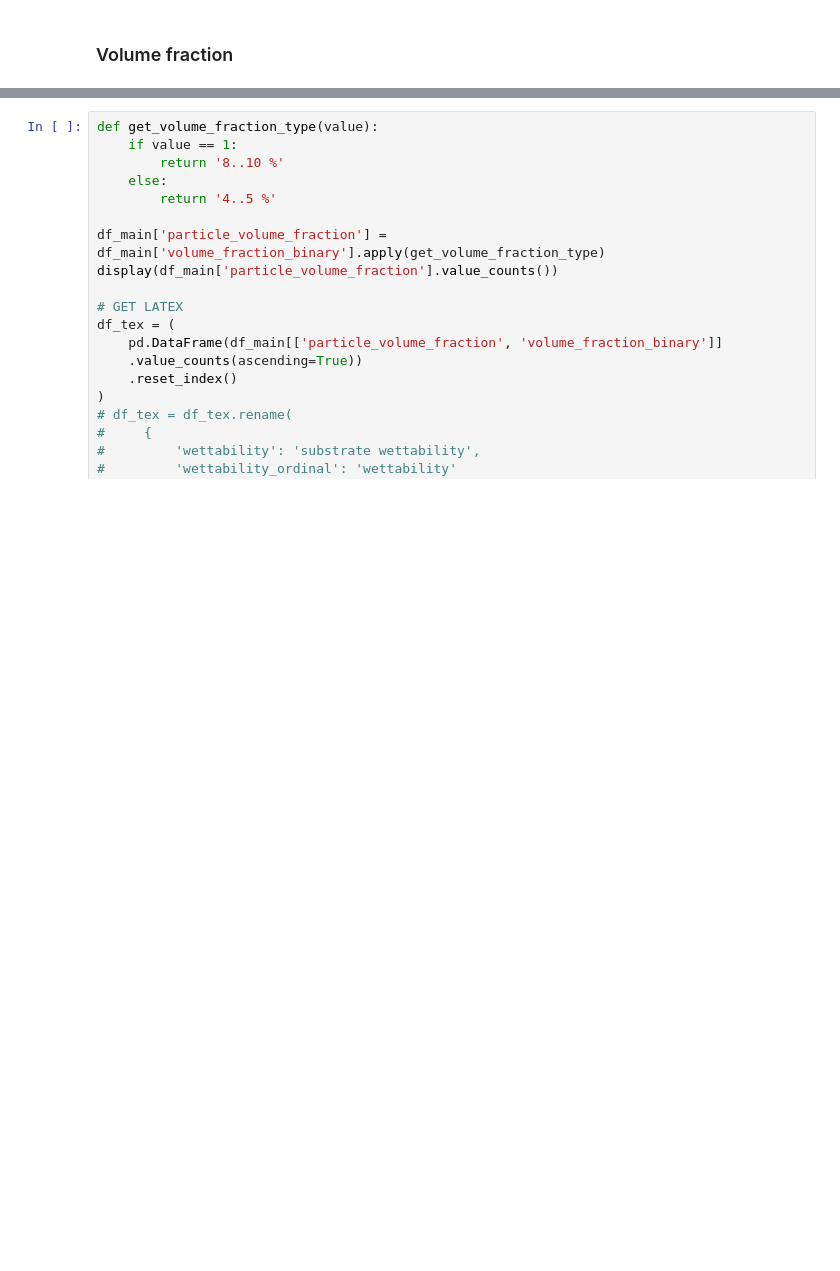
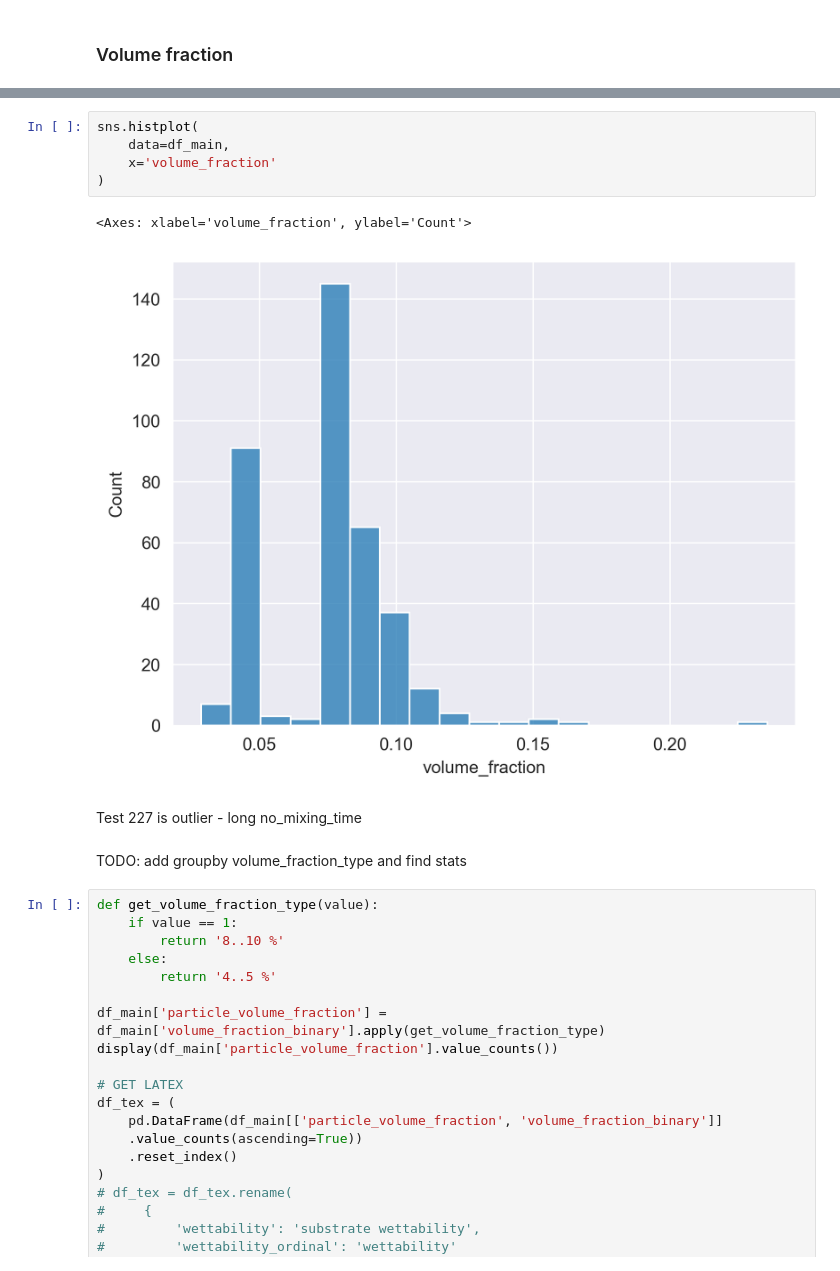
Before and after one commit to mvulf/drop-wall-impact-ml-prediction, a Jupyter notebook: notebooks/EDA_We_Re_edit_3_volume_fraction.ipynb, the cells around one changed output, grey strips where cells are left out. Saved outputs shown, nothing was run; the diff lists cells and outputs as text; blank space fills up the shorter version.

```diff
--- a/notebooks/EDA_We_Re_edit_3_volume_fraction.ipynb
+++ b/notebooks/EDA_We_Re_edit_3_volume_fraction.ipynb
@@ -482,3 +574,15 @@ dtype: int64
+# %%
+sns.histplot(
+    data=df_main,
+    x='volume_fraction'
+)
+# %% [output]
+<Axes: xlabel='volume_fraction', ylabel='Count'>
+[figure, added]
+# %% [markdown]
+Test 227 is outlier - long no_mixing_time
+# %% [markdown]
+TODO: add groupby volume_fraction_type and find stats
 # %%
 def get_volume_fraction_type(value):
     if value == 1:
```
Also changed, not shown: parts of 20 cells of this notebook, 6 other files.
